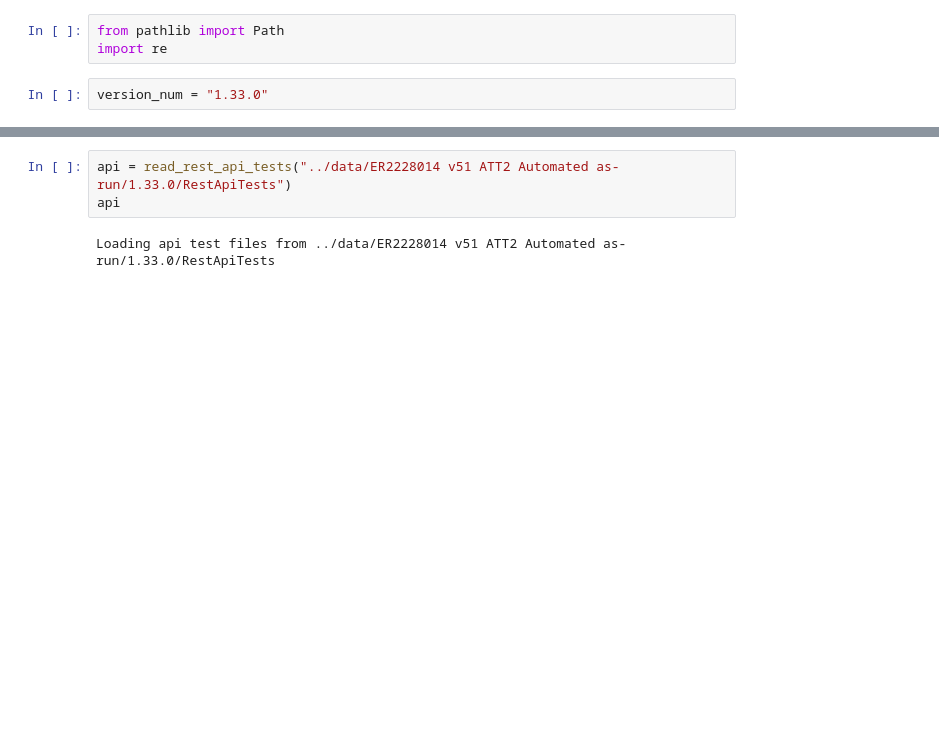
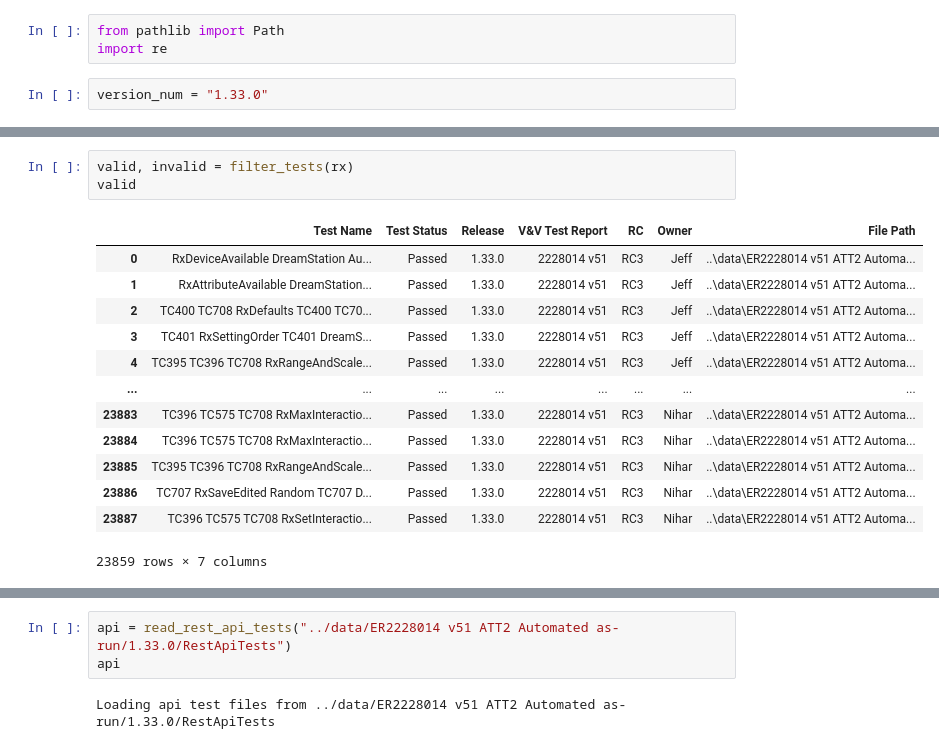
Before and after one commit to jacoblee628/systemsproject, a Jupyter notebook: src/more_experiments.ipynb, the cells around one changed output, grey strips where cells are left out. Saved outputs shown, nothing was run; the diff lists cells and outputs as text; blank space fills up the shorter version.

```diff
--- a/src/more_experiments.ipynb
+++ b/src/more_experiments.ipynb
@@ -46,0 +128,17 @@ rx
+# %%
+valid, invalid = filter_tests(rx)
+valid
+# %% [output]
+|  | Test Name | Test Status | Release | V&V Test Report | RC | Owner | File Path |
+| 0 | RxDeviceAvailable DreamStation Au... | Passed | 1.33.0 | 2228014 v51 | RC3 | Jeff | ..\data\ER2228014 v51 ATT2 Automa... |
+| 1 | RxAttributeAvailable DreamStation... | Passed | 1.33.0 | 2228014 v51 | RC3 | Jeff | ..\data\ER2228014 v51 ATT2 Automa... |
+| 2 | TC400 TC708 RxDefaults TC400 TC70... | Passed | 1.33.0 | 2228014 v51 | RC3 | Jeff | ..\data\ER2228014 v51 ATT2 Automa... |
+| 3 | TC401 RxSettingOrder TC401 DreamS... | Passed | 1.33.0 | 2228014 v51 | RC3 | Jeff | ..\data\ER2228014 v51 ATT2 Automa... |
+| 4 | TC395 TC396 TC708 RxRangeAndScale... | Passed | 1.33.0 | 2228014 v51 | RC3 | Jeff | ..\data\ER2228014 v51 ATT2 Automa... |
+| ... | ... | ... | ... | ... | ... | ... | ... |
+| 23883 | TC396 TC575 TC708 RxMaxInteractio... | Passed | 1.33.0 | 2228014 v51 | RC3 | Nihar | ..\data\ER2228014 v51 ATT2 Automa... |
+| 23884 | TC396 TC575 TC708 RxMaxInteractio... | Passed | 1.33.0 | 2228014 v51 | RC3 | Nihar | ..\data\ER2228014 v51 ATT2 Automa... |
+| 23885 | TC395 TC396 TC708 RxRangeAndScale... | Passed | 1.33.0 | 2228014 v51 | RC3 | Nihar | ..\data\ER2228014 v51 ATT2 Automa... |
+| 23886 | TC707 RxSaveEdited Random TC707 D... | Passed | 1.33.0 | 2228014 v51 | RC3 | Nihar | ..\data\ER2228014 v51 ATT2 Automa... |
+| 23887 | TC396 TC575 TC708 RxSetInteractio... | Passed | 1.33.0 | 2228014 v51 | RC3 | Nihar | ..\data\ER2228014 v51 ATT2 Automa... |
+23859 rows × 7 columns
```
Also changed, not shown: parts of 10 cells of this notebook, 3 other files.
